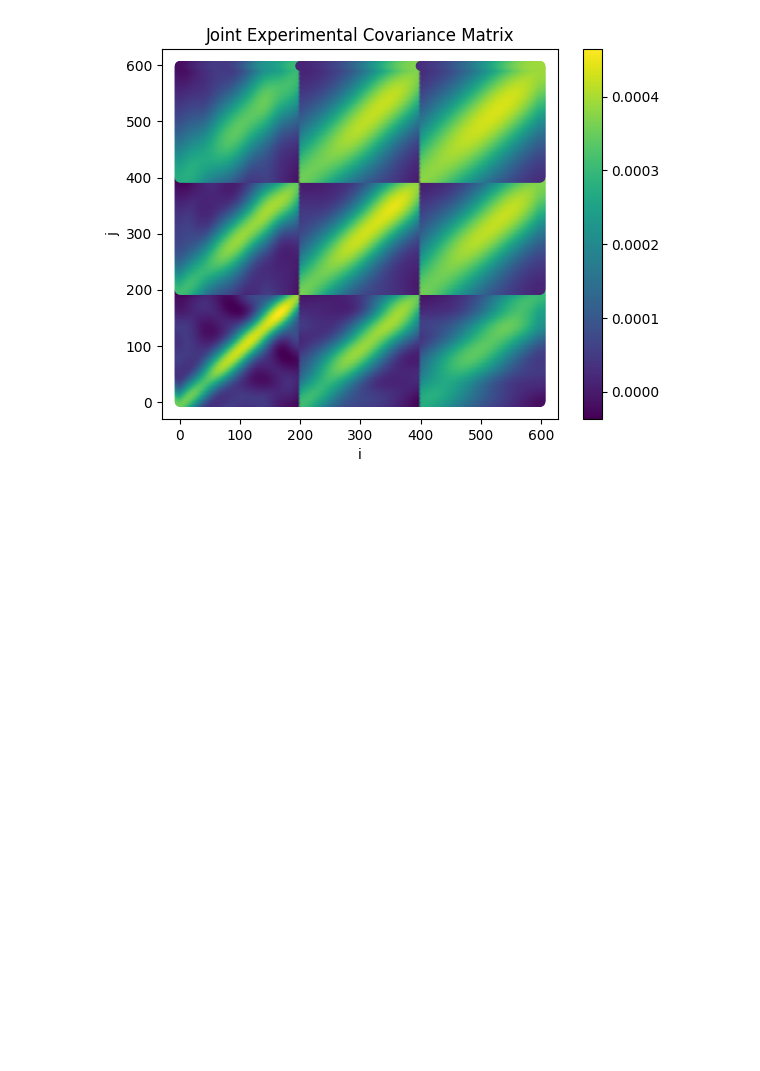
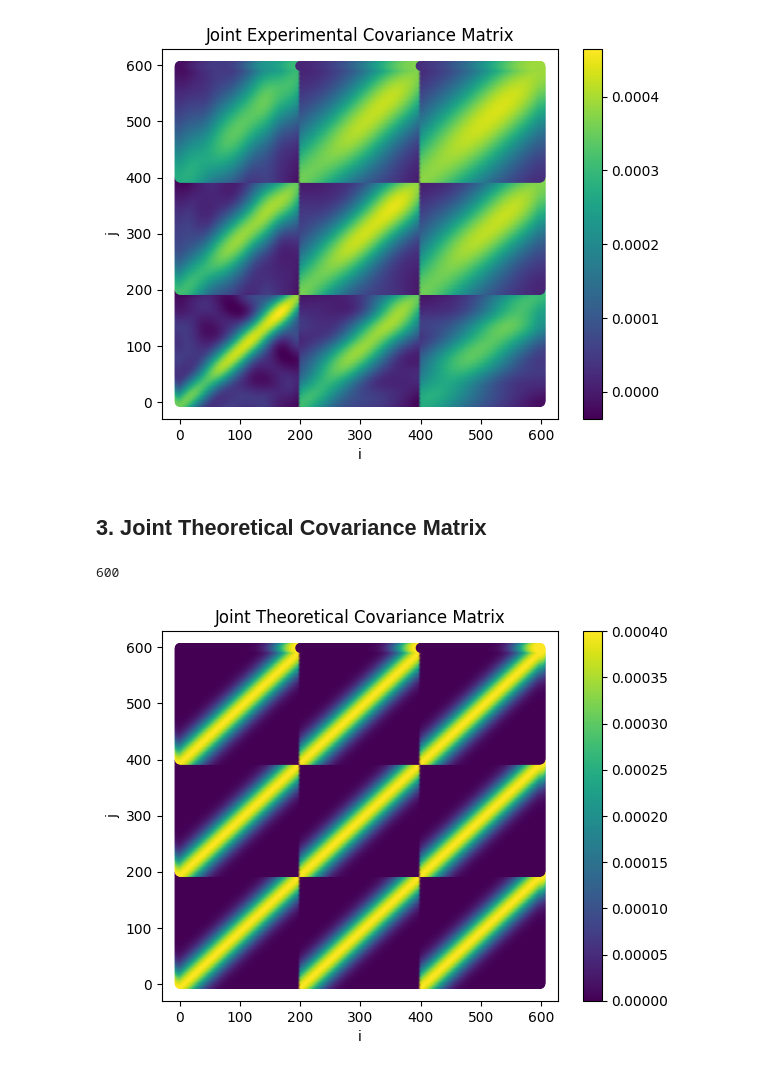
Before and after one commit to BeppeMcOnion/AB_INFO_2022-2023_EercizioFinale, a Jupyter notebook: ProgettoEsame.ipynb, the cells around one changed output. Cells and saved outputs as stored; diff of their text form; code cells hidden in the pictures; blank space fills up the shorter version.

Commit message:
feat: Implement Joint Theoretical Covariance Matrix

```diff
--- a/ProgettoEsame.ipynb
+++ b/ProgettoEsame.ipynb
@@ -413,3 +413,28 @@ COV = np.cov(np.transpose(measures))
 plot_Matrix(COV,title="Joint Experimental Covariance Matrix")
 # %% [output]
 [figure]
+# %% [markdown]
+## 3. Joint Theoretical Covariance Matrix
+# %%
+if test==1:
+    sigs = [0.02, 0.02, 0.02]
+    ls = [25, 50, 75]
+elif test==2:
+    sigs = [0.02, 0.01, 0.005]
+    ls = [50, 50, 50]
+else:
+    sigs = [0.02, 0.01, 0.005]
+    ls = [5, 5, 5]
+
+# Definitions to build the covarince matrices based on Squared Exponential kernel
+def covf(x1, x2, sig, l):
+    return sig**2.*np.exp(-(x1 - x2)**2./(2.*l**2.))
+
+def covf1f2(x1, x2, sig1, l1, sig2, l2):
+    return (np.sqrt(2.*l1*l2)*np.exp(-(np.sqrt((x1 - x2)**2.)**2./(l1**2. + l2**2.)))*sig1*sig2)/np.sqrt(l1**2. + l2**2.)
+# %%
+# Get the number of columns (or tot multipoles considered x Nbins)
+n_cols = measures.shape[1]  # circa lo stesso di 'measures[0,:].shape'
+print(n_cols)
+# %% [output]
+600
@@ -415,0 +444,12 @@ plot_Matrix(COV,title="Joint Experimental Covariance Matrix")
+# %%
+COV_th = np.zeros((n_cols,n_cols),dtype=float)
+num_multipoles = n_cols // Nbins
+for l1 in range(3):
+    for l2 in range(3):
+        for i in range(Nbins):
+            for j in range(Nbins):
+                COV_th[i+l1*Nbins,j+l2*Nbins] = covf(scale[i],scale[j],sigs[0],ls[0])
+# %%
+plot_Matrix(COV_th, title="Joint Theoretical Covariance Matrix")
+# %% [output]
+[figure, added]
```
Also changed, not shown: parts of 4 cells of this notebook.
